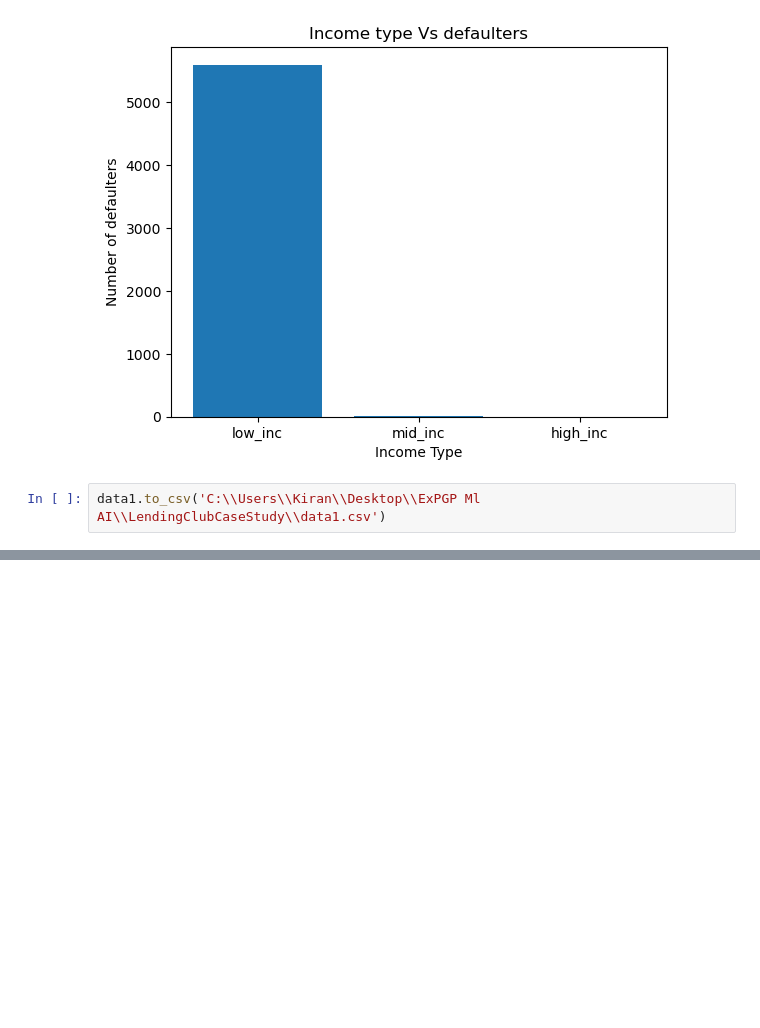
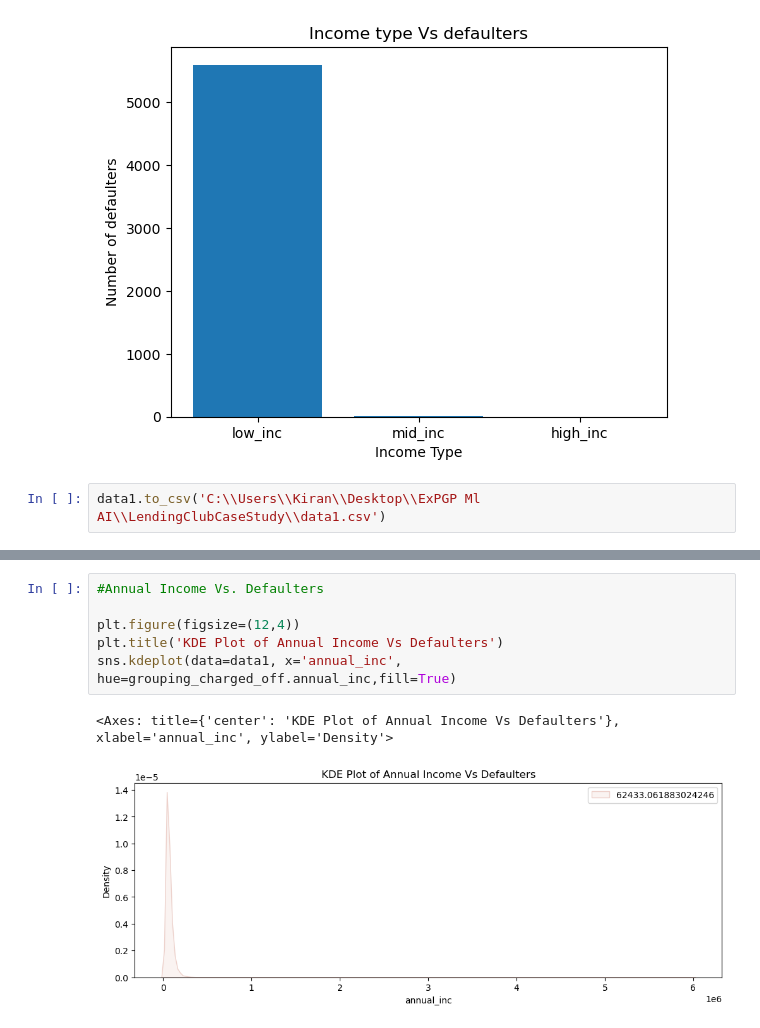
Before and after one commit to kiranp37/LendingClubCaseStudy, a Jupyter notebook: LendingClubCaseStudy.ipynb, the cells around one changed output, grey strips where cells are left out. Saved outputs shown, nothing was run; the diff lists cells and outputs as text; blank space fills up the shorter version.

```diff
--- a/LendingClubCaseStudy.ipynb
+++ b/LendingClubCaseStudy.ipynb
@@ -749,0 +845,9 @@ data1.to_csv('C:\\Users\\Kiran\\Desktop\\ExPGP Ml AI\\LendingClubCaseStudy\\data
+# %%
+#Annual Income Vs. Defaulters
+
+plt.figure(figsize=(12,4))
+plt.title('KDE Plot of Annual Income Vs Defaulters')
+sns.kdeplot(data=data1, x='annual_inc', hue=grouping_charged_off.annual_inc,fill=True)
+# %% [output]
+<Axes: title={'center': 'KDE Plot of Annual Income Vs Defaulters'}, xlabel='annual_inc', ylabel='Density'>
+[figure, added]
```
Also changed, not shown: parts of 37 cells of this notebook, 2 other files.
